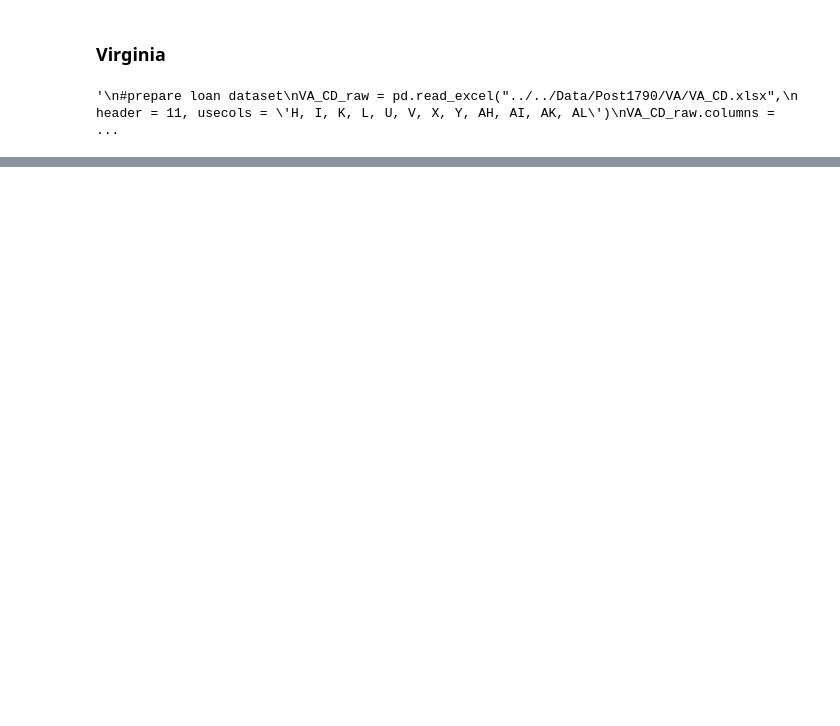
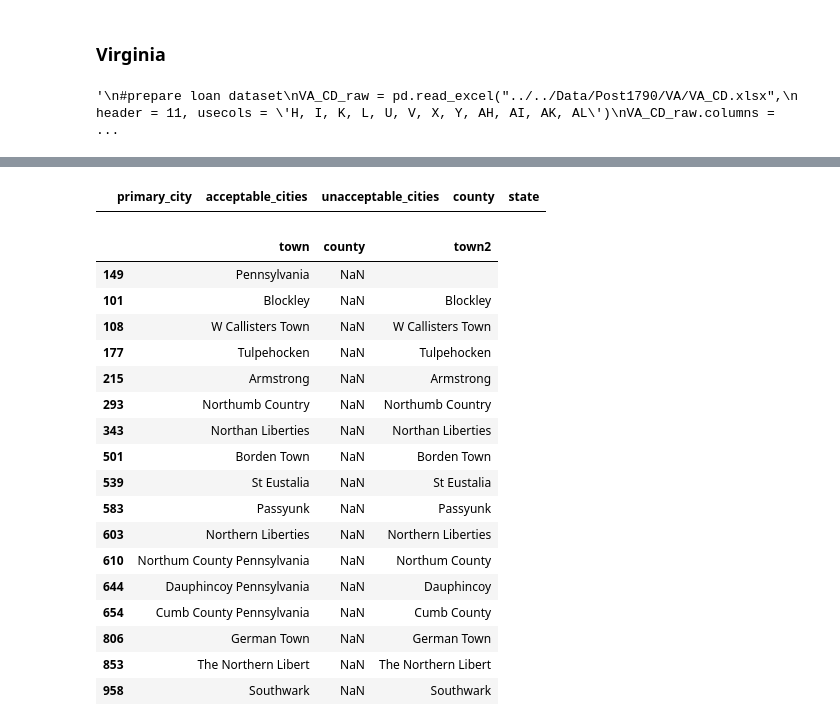
Before and after one commit to davidch2020/SPEOC-pt-1, a Jupyter notebook: S2022/post1790_maps/data_cleaning.ipynb, the cells around one changed output, grey strips where cells are left out. Saved outputs shown, nothing was run; the diff lists cells and outputs as text; code cells hidden in the pictures; blank space fills up the shorter version.

```diff
--- a/S2022/post1790_maps/data_cleaning.ipynb
+++ b/S2022/post1790_maps/data_cleaning.ipynb
@@ -428,4 +449,42 @@ def fuzzyTownMatch(towns, crosswalk, initial = True):
     return towns
+# %%
+def directTownMatch(state_cw, towns, col = 'primary_city', towncol = 'town'):
+    print("Direct City name - county matches\n")
+    # match towns directly based off crosswalk
+    primary_dict = dict(zip(state_cw[col],state_cw['county']))
+    if col == 'primary_city':
+        towns['county'] = towns[towncol].apply(lambda x: primary_dict.get(x, np.nan))
+    if col == 'acceptable_cities':
+        for ind in towns.index:
+            town = towns.loc[ind, 'town']
+            county = state_cw[state_cw[col].apply(lambda x: town in x if not pd.isnull(x) else False)]['county'].tolist()
+            if len(county)>0:
+                towns.loc[ind, 'county'] = county[0]
+    t = towns[towns['county'].apply(lambda x: not pd.isnull(x))]
+    if towncol == 'town':
+        for tn, cty in zip(t['town'], t['county']):
+            print("{} was matched to {} directly using the crosswalk".format(tn, cty))
+    if towncol == 'town2':
+        for tn, tn_og, cty in zip(t['town2'], t['town'], t['county']):
+            print("{} (original: {}) was matched to {} directly using the crosswalk".format(tn, tn_og, cty))
+    return primary_dict, towns
+# %%
+def directCountyMatch(state_cw, towns, towncol = 'town'):
+    print("\nSome city names are actually county names")
+    if towncol == 'town':
+        print("Direct City (county) name - county matches\n")
+    if towncol == 'town2':
+        print("Direct City (county) name with string changes - county matches\n")
+    # some own names are actually counties
+    # match towns based off whether town name is actually county name in crosswalk
+    counties = state_cw['county'].unique()
+    nanindex = towns[towns['county'].apply(lambda x: pd.isnull(x))].index
+    towns.loc[nanindex, 'county'] = towns.loc[nanindex, towncol].apply(lambda x: x if x in counties.tolist() else np.nan)
+    towns2 = towns.loc[nanindex]
+    nanindex2 = towns2[towns2['county'].apply(lambda x: not pd.isnull(x))].index
+    for t, c in zip(towns2.loc[nanindex2, towncol], towns2.loc[nanindex2, 'county']):
+        print("{} was matched to {} using the crosswalk".format(t, c))
+    return towns
 # %%
 city_county_cw = pd.read_excel('../../Data/zip_code_database.xls')[['primary_city', 'acceptable_cities',
                                                                     'unacceptable_cities', 'county', 'state']]
@@ -461,0 +625,25 @@ NameError: name 'list_of_states' is not defined
+# %%
+Tulpehocken berks county
+# %% [output]
+|  | primary_city | acceptable_cities | unacceptable_cities | county | state |
+# %%
+towns[towns['county'].isnull()]
+# %% [output]
+|  | town | county | town2 |
+| 149 | Pennsylvania | NaN |  |
+| 101 | Blockley | NaN | Blockley |
+| 108 | W Callisters Town | NaN | W Callisters Town |
+| 177 | Tulpehocken | NaN | Tulpehocken |
+| 215 | Armstrong | NaN | Armstrong |
+| 293 | Northumb Country | NaN | Northumb Country |
+| 343 | Northan Liberties | NaN | Northan Liberties |
+| 501 | Borden Town | NaN | Borden Town |
+| 539 | St Eustalia | NaN | St Eustalia |
+| 583 | Passyunk | NaN | Passyunk |
+| 603 | Northern Liberties | NaN | Northern Liberties |
+| 610 | Northum County Pennsylvania | NaN | Northum County |
+| 644 | Dauphincoy Pennsylvania | NaN | Dauphincoy |
+| 654 | Cumb County Pennsylvania | NaN | Cumb County |
+| 806 | German Town | NaN | German Town |
+| 853 | The Northern Libert | NaN | The Northern Libert |
+| 958 | Southwark | NaN | Southwark |
```
Also changed, not shown: parts of 11 cells of this notebook.
